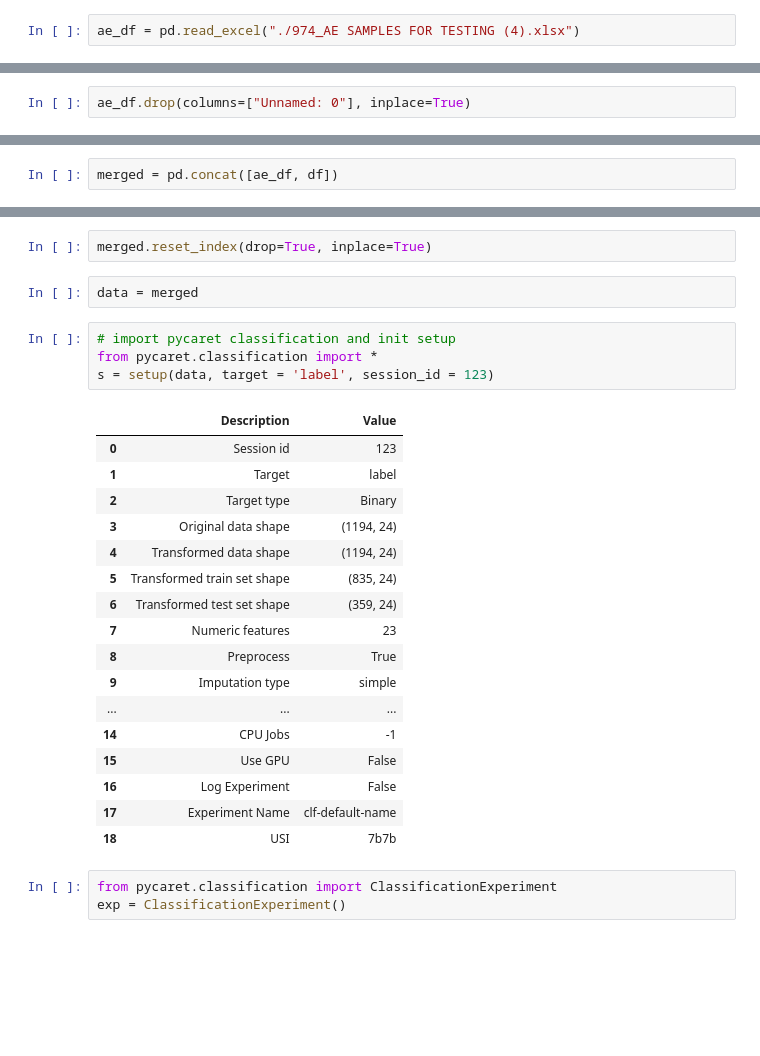
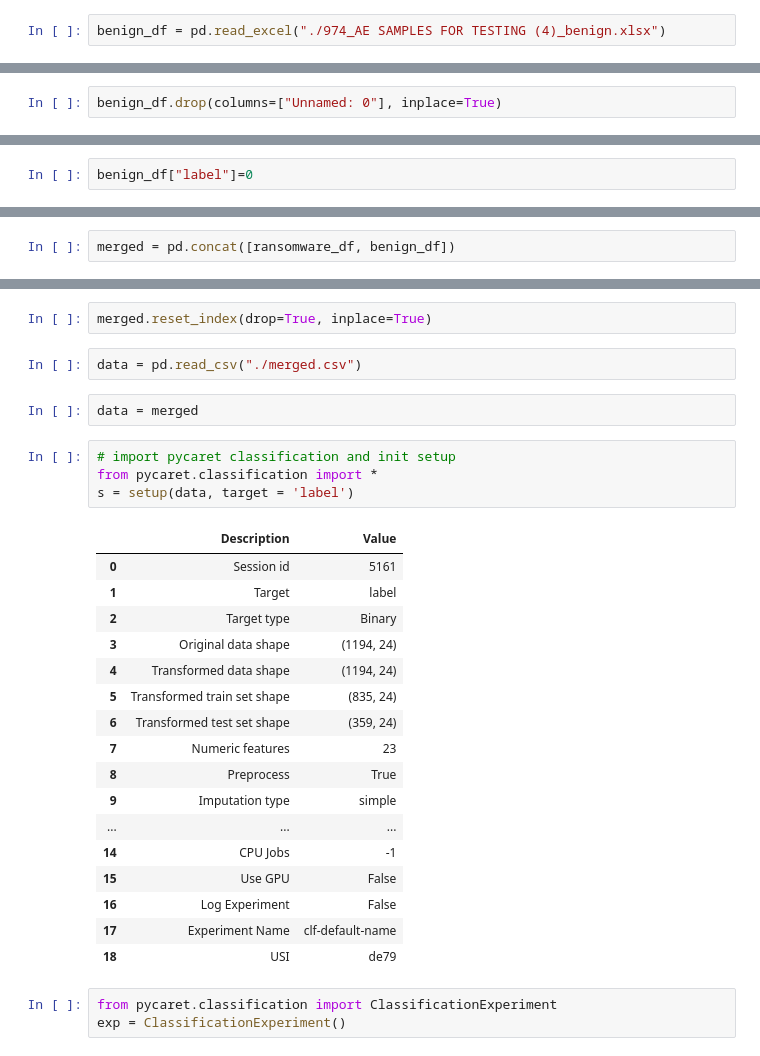
Before and after one commit to deebakkarthi/ga, a Jupyter notebook: pycaret/base.ipynb, the cells around one changed output, grey strips where cells are left out. Saved outputs shown, nothing was run; the diff lists cells and outputs as text; blank space fills up the shorter version.

Commit message:
Impl: autoGA for ransomware dataset

```diff
--- a/pycaret/base.ipynb
+++ b/pycaret/base.ipynb
@@ -9,2 +35,2 @@ pycaret.__version__
 # %%
-ae_df = pd.read_excel("./974_AE SAMPLES FOR TESTING (4).xlsx")
+benign_df = pd.read_excel("./974_AE SAMPLES FOR TESTING (4)_benign.xlsx")
@@ -11,3 +47,3 @@ ae_df = pd.read_excel("./974_AE SAMPLES FOR TESTING (4).xlsx")
 # %%
-ae_df.drop(columns=["Unnamed: 0"], inplace=True)
+benign_df.drop(columns=["Unnamed: 0"], inplace=True)
 # %%
@@ -27 +59,3 @@ df.drop(columns=["Unnamed: 0"], inplace=True)
+# %%
+benign_df["label"]=0
 # %%
@@ -49,5 +71,5 @@ ae_df.head()
 # %%
-merged = pd.concat([ae_df, df])
+merged = pd.concat([ransomware_df, benign_df])
 # %%
 merged.head()
 # %% [output]
@@ -62,15 +84,17 @@ merged.head()
 merged.to_csv("./merged.csv", index=False)
 # %%
 merged.reset_index(drop=True, inplace=True)
+# %%
+data = pd.read_csv("./merged.csv")
 # %%
 data = merged
 # %%
 # import pycaret classification and init setup
 from pycaret.classification import *
-s = setup(data, target = 'label', session_id = 123)
+s = setup(data, target = 'label')
 # %% [output]
 |  | Description | Value |
-| 0 | Session id | 123 |
+| 0 | Session id | 5161 |
 | 1 | Target | label |
 | 2 | Target type | Binary |
 | 3 | Original data shape | (1194, 24) |
@@ -85,7 +109,7 @@ s = setup(data, target = 'label', session_id = 123)
 | 15 | Use GPU | False |
 | 16 | Log Experiment | False |
 | 17 | Experiment Name | clf-default-name |
-| 18 | USI | 7b7b |
+| 18 | USI | de79 |
 # %%
 from pycaret.classification import ClassificationExperiment
 exp = ClassificationExperiment()
```
Also changed, not shown: parts of 20 cells of this notebook, 13 other files.
